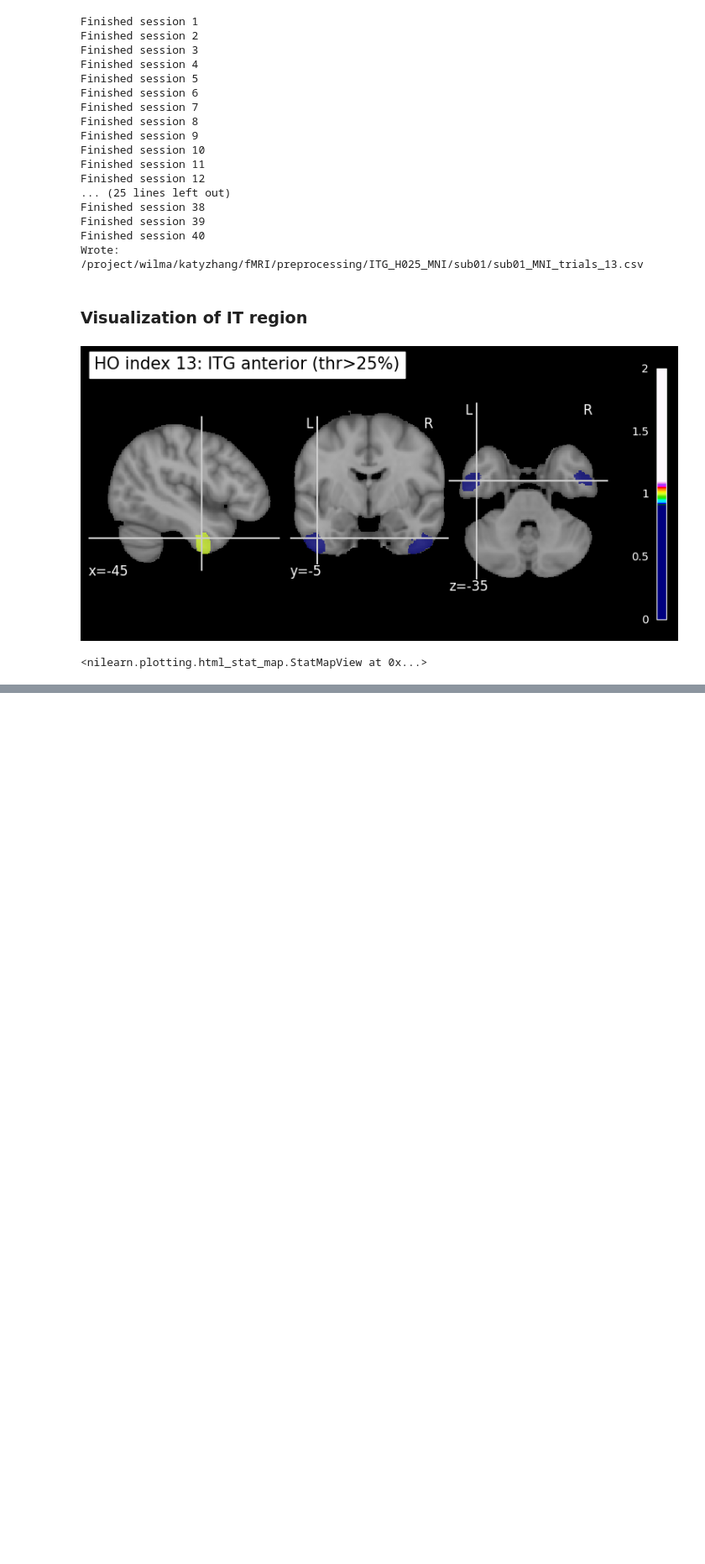
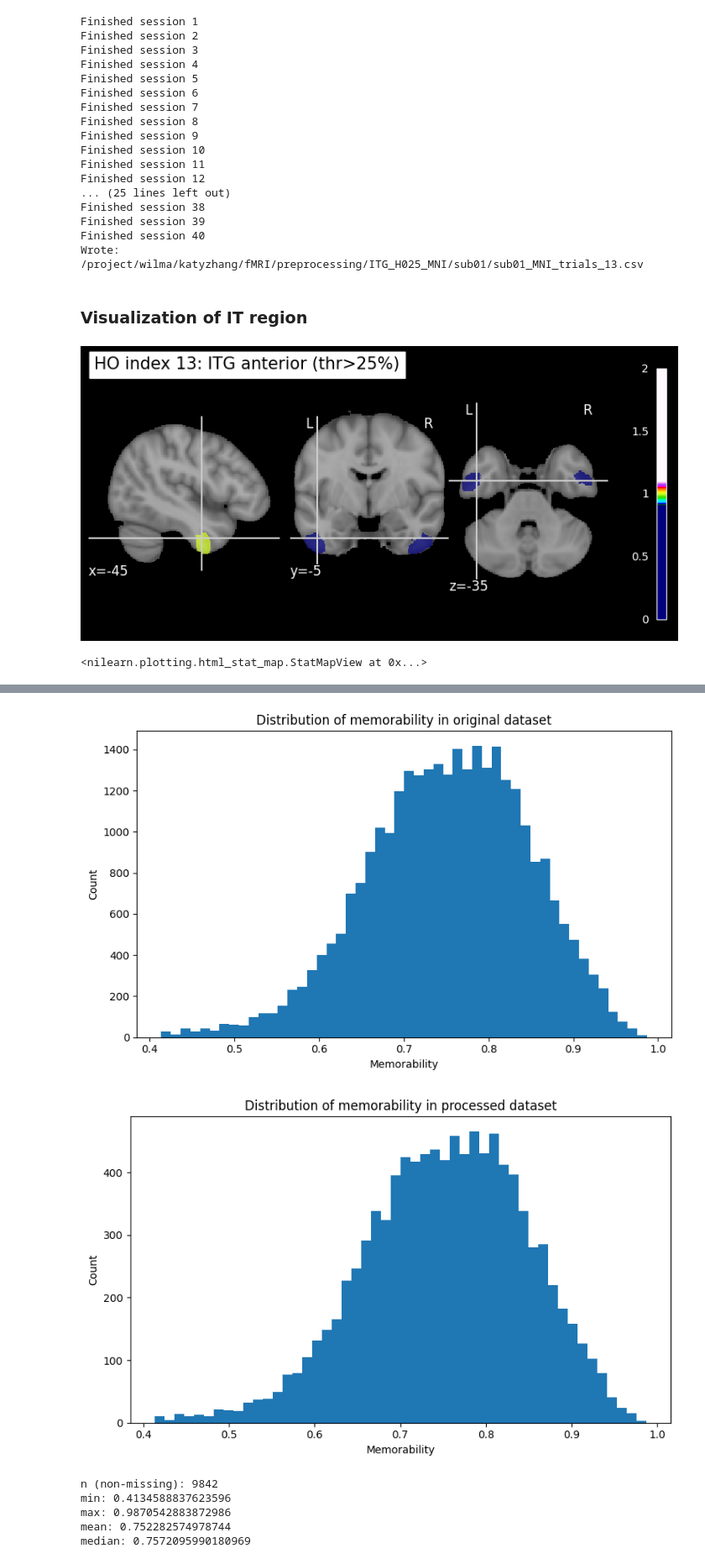
Before and after one commit to ztxxkaty/fMRI, a Jupyter notebook: fMRI(IT)2FM.ipynb, the cells around one changed output, grey strips where cells are left out. Shown at 84% size. Drawn from its saved outputs; the diff is of its cells as text; code cells hidden in the pictures; blank space fills up the shorter version.

```diff
--- a/fMRI(IT)2FM.ipynb
+++ b/fMRI(IT)2FM.ipynb
@@ -2,0 +60,9 @@
+# %%
+import os
+import pandas as pd
+
+ROOT_DIR = '/project/wilma/katyzhang/fMRI'
+csv_clean_path = os.path.join(ROOT_DIR, "preprocessing/ITG_H025_MNI/sub01/sub01_MNI_images_clean_13.csv")
+
+df_clean = pd.read_csv(csv_clean_path)
+df_clean
@@ -483,0 +554,8 @@ ParserError: Error tokenizing data. C error: Calling read(nbytes) on source fail
+# %%
+import os
+import pandas as pd
+
+ROOT_DIR = '/project/wilma/katyzhang/fMRI'
+csv_path = os.path.join(ROOT_DIR, "preprocessing/ITG_H025_MNI/sub01/sub01_MNI_trials_13.csv")
+
+df = pd.read_csv(csv_path)
@@ -483,0 +705,50 @@ ParserError: Error tokenizing data. C error: Calling read(nbytes) on source fail
+# %%
+import numpy as np
+import matplotlib.pyplot as plt
+
+# For df
+vals = (
+    df["memorability"]
+    .dropna()
+    .astype(float)
+    .to_numpy()
+)
+
+plt.figure(figsize=(8, 5))
+plt.hist(vals, bins=50)
+plt.xlabel("Memorability")
+plt.ylabel("Count")
+plt.title("Distribution of memorability in original dataset")
+plt.tight_layout()
+plt.show()
+
+# For df_clean
+vals = (
+    df_clean["memorability"]
+    .dropna()
+    .astype(float)
+    .to_numpy()
+)
+
+plt.figure(figsize=(8, 5))
+plt.hist(vals, bins=50)
+plt.xlabel("Memorability")
+plt.ylabel("Count")
+plt.title("Distribution of memorability in processed dataset")
+plt.tight_layout()
+plt.show()
+
+# numeric summary
+print("n (non-missing):", vals.size)
+print("min:", float(vals.min()))
+print("max:", float(vals.max()))
+print("mean:", float(vals.mean()))
+print("median:", float(np.median(vals)))
+# %% [output]
+[figure, added]
+[figure, added]
+n (non-missing): 9842
+min: 0.4134588837623596
+max: 0.9870542883872986
+mean: 0.752282574978744
+median: 0.7572095990180969
```
Also changed, not shown: parts of 60 cells of this notebook.
